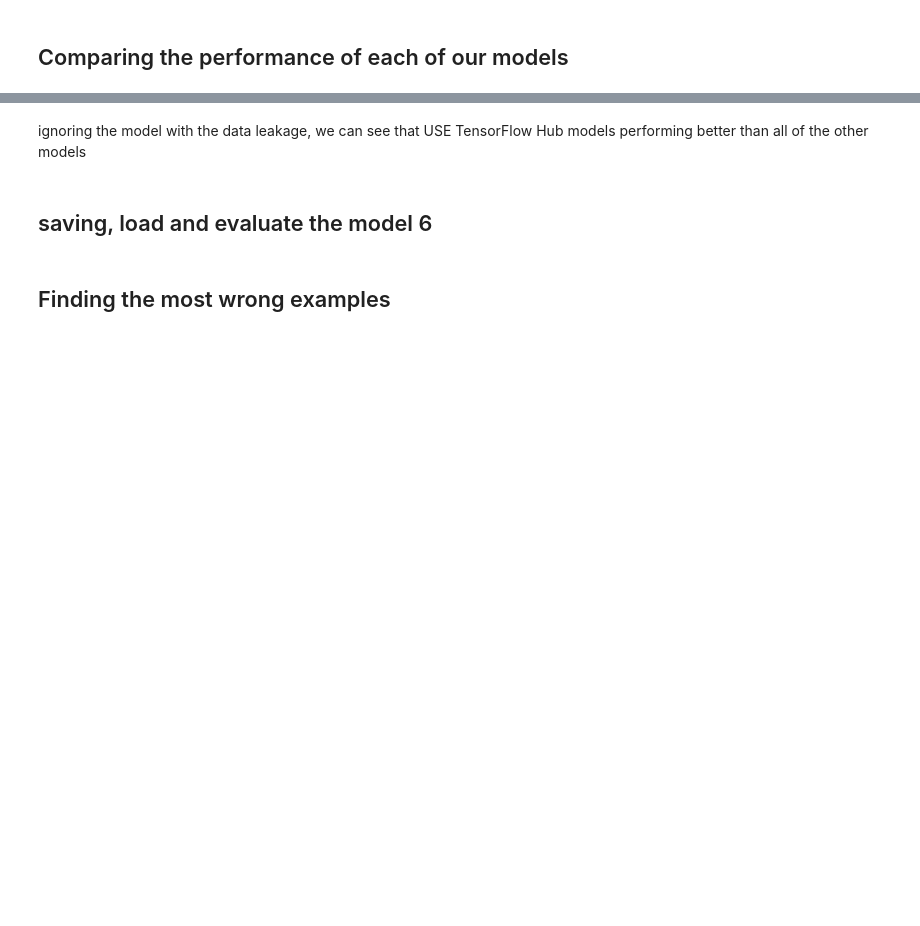
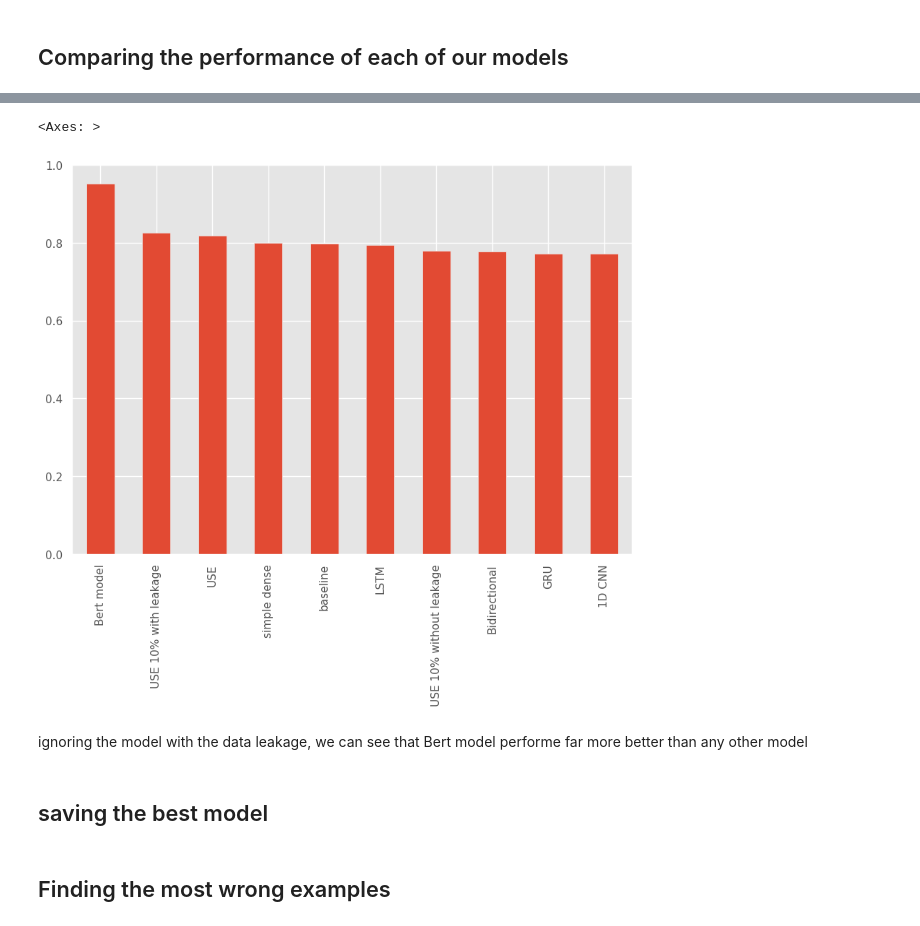
Before and after one commit to 0xpix/Kaggle-competitions, a Jupyter notebook: nlp_with_disaster_tweets.ipynb, the cells around one changed output, grey strips where cells are left out. Cells and saved outputs as stored; diff of their text form; code cells hidden in the pictures; blank space fills up the shorter version.

Commit message:
Achieving 95% accuracy

```diff
--- a/nlp_with_disaster_tweets.ipynb
+++ b/nlp_with_disaster_tweets.ipynb
@@ -2450,4 +2459,4 @@ dropout_74 True float32 <Policy "mixed_float16">
 outputs True float32 <Policy "mixed_float16">
 # %%
-model_9_history = model_9.fit(train, epochs=2)
+model_9_history = model_9.fit(train, epochs=20)
 # %% [output]
@@ -2493,6 +2520,7 @@ all_model_results = pd.DataFrame({'baseline':base_results,
                                    '1D CNN':model_5_results,
                                    'USE':model_6_results,
                                    'USE 10% with leakage':model_7_results,
-                                   'USE 10% without leakage':model_8_results})
+                                   'USE 10% without leakage':model_8_results,
+                                   'Bert model':model_9_results[1]*100})
 all_model_results = all_model_results.transpose()
 # %%
@@ -2506,8 +2543,11 @@ all_model_results.plot(kind='bar', figsize=(10, 7)).legend(bbox_to_anchor=(1.0,
 # %%
-all_model_results.sort_values('f1', ascending=False)['f1'].plot(kind='bar', figsize=(10,7))
+all_model_results.sort_values('accuracy', ascending=False)['accuracy'].plot(kind='bar', figsize=(10,7))
+# %% [output]
+<Axes: >
+[figure, added]
 # %% [markdown]
-ignoring the model with the data leakage, we can see that USE TensorFlow Hub models performing better than all of the other models
+ignoring the model with the data leakage, we can see that Bert model performe far more better than any other model
 # %% [markdown]
-## saving, load and evaluate the model 6
+## saving the best model
 # %%
 # saving the model
```
Also changed, not shown: parts of 66 cells of this notebook.
